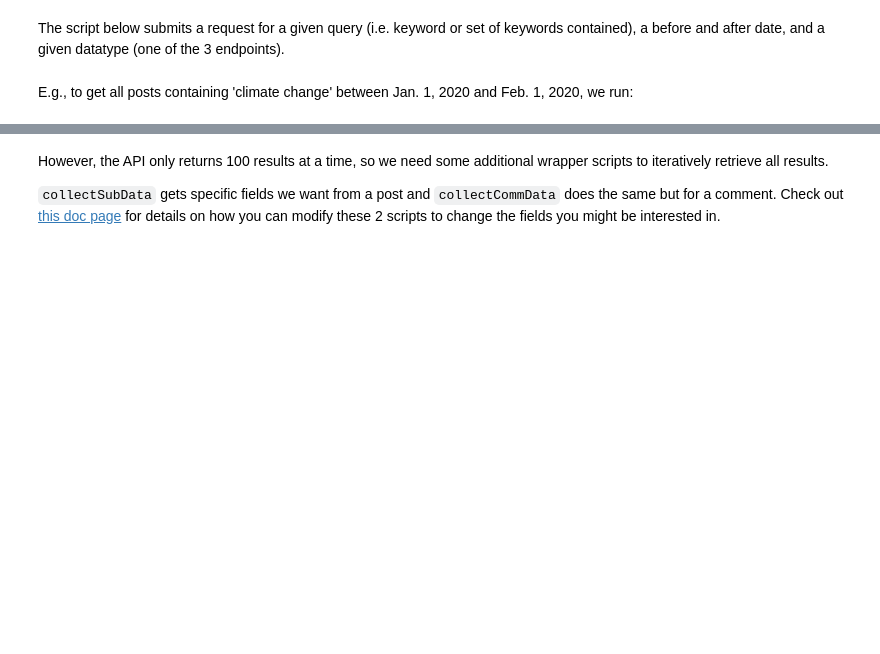
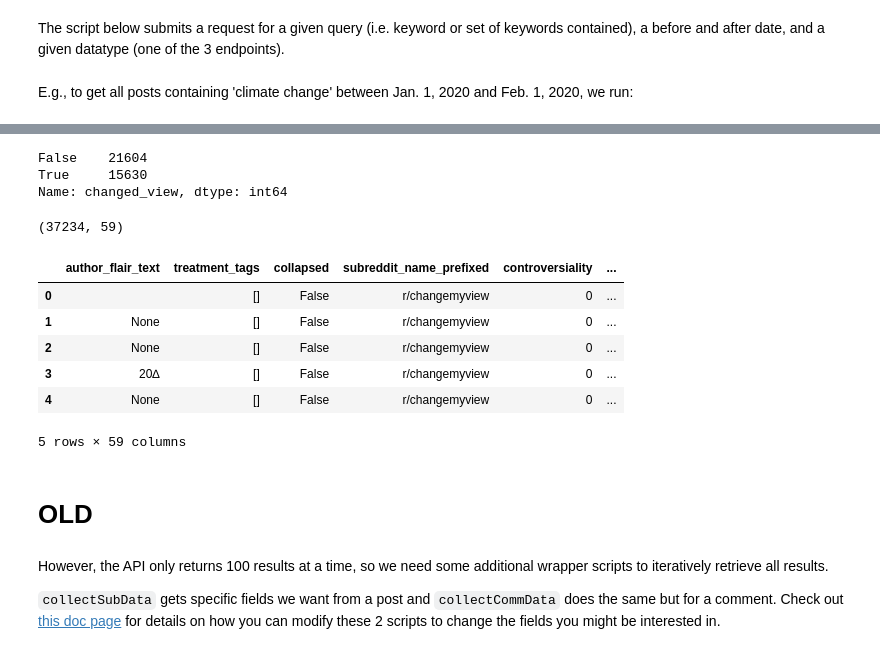
Before and after one commit to yiweiluo/Green-American-Lexicon, a Jupyter notebook: 1_data_collection/reddit/praw_pushshift_notebook.ipynb, the cells around one changed output, grey strips where cells are left out. Cells and saved outputs as stored; diff of their text form; code cells hidden in the pictures; blank space fills up the shorter version.

```diff
--- a/1_data_collection/reddit/praw_pushshift_notebook.ipynb
+++ b/1_data_collection/reddit/praw_pushshift_notebook.ipynb
@@ -320,0 +838,25 @@ len(out),out[0]
+# %%
+# And annotate with whether comment received delta or not
+# (look at `author_flair_text`)
+comments_df['changed_view'] = comments_df['author_flair_text'].apply(
+    lambda x: '∆' in x if type(x) == str else False
+)
+comments_df['changed_view'].value_counts()
+# %% [output]
+False    21604
+True     15630
+Name: changed_view, dtype: int64
+# %%
+comments_df.shape
+# %% [output]
+(37234, 59)
+# %%
+comments_df.head()
+# %% [output]
+|  | author_flair_text | treatment_tags | collapsed | subreddit_name_prefixed | controversiality | ... |
+| 0 |  | [] | False | r/changemyview | 0 | ... |
+| 1 | None | [] | False | r/changemyview | 0 | ... |
+| 2 | None | [] | False | r/changemyview | 0 | ... |
+| 3 | 20∆ | [] | False | r/changemyview | 0 | ... |
+| 4 | None | [] | False | r/changemyview | 0 | ... |
+5 rows × 59 columns
@@ -321,3 +867,5 @@ len(out),out[0]
+# %% [markdown]
+# OLD
 # %% [markdown]
 However, the API only returns 100 results at a time, so we need some additional wrapper scripts to iteratively retrieve all results.
 
```
Also changed, not shown: parts of 33 cells of this notebook, 4 other files.
